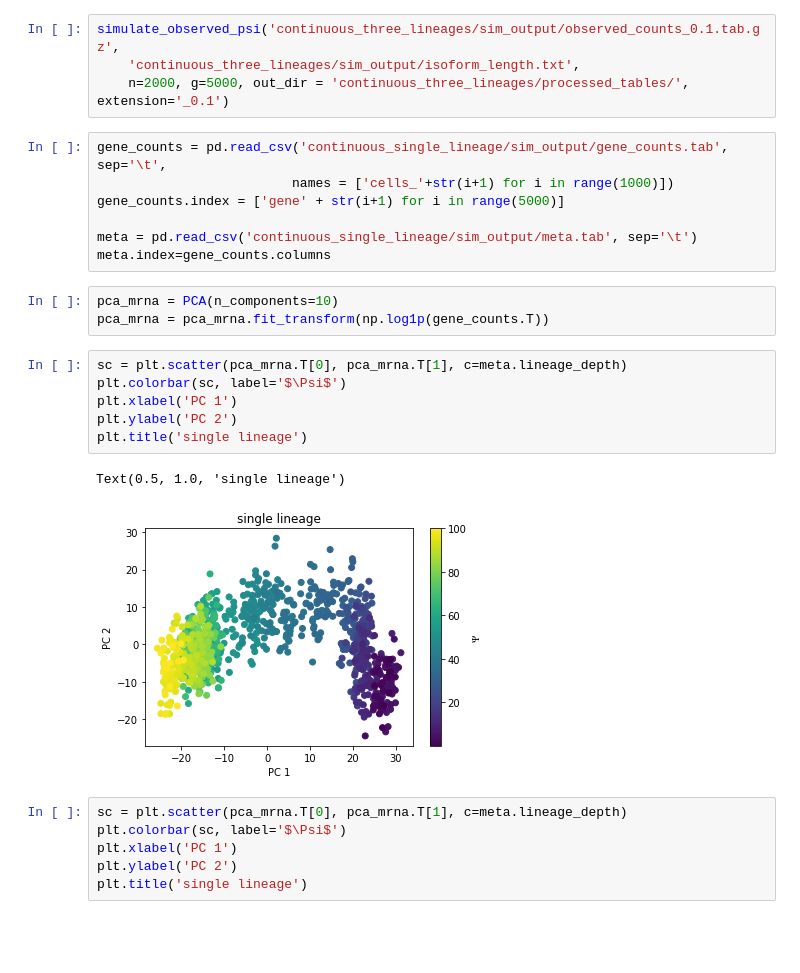
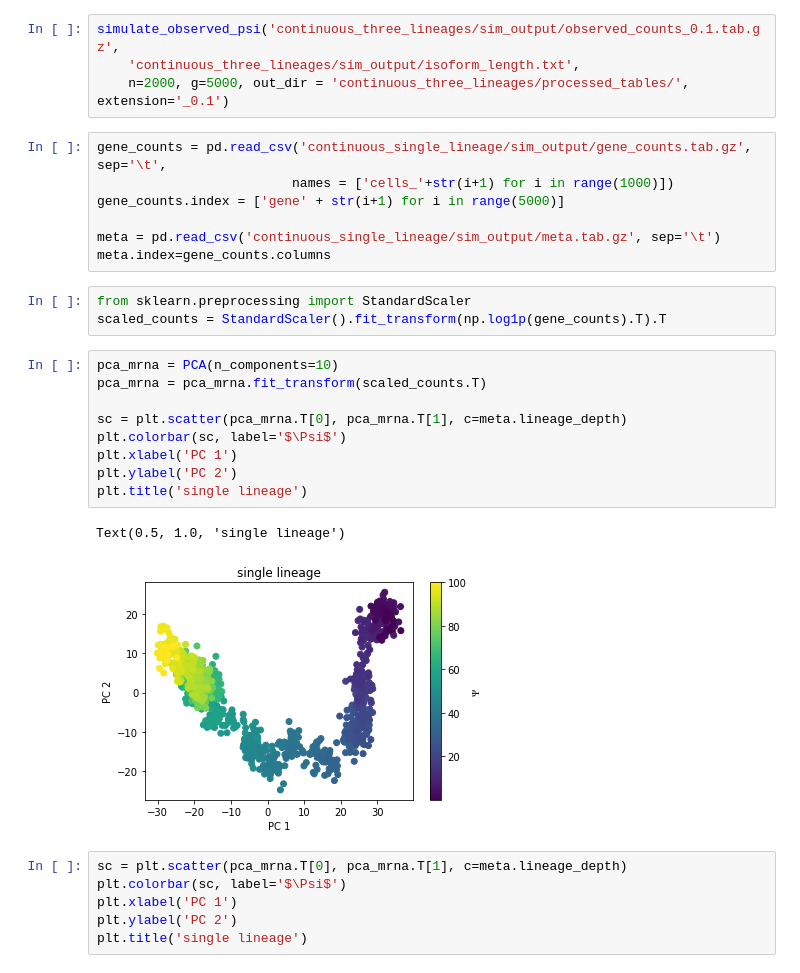
Before and after one commit to lareaulab/analysis_psix, a Jupyter notebook: simulations/process_symsim_output.ipynb, the cells around one changed output. Saved outputs shown, nothing was run; the diff lists cells and outputs as text; blank space fills up the shorter version.

```diff
--- a/simulations/process_symsim_output.ipynb
+++ b/simulations/process_symsim_output.ipynb
@@ -161,24 +161,27 @@ simulate_observed_psi('continuous_three_lineages/sim_output/observed_counts_0.1.
     'continuous_three_lineages/sim_output/isoform_length.txt',
     n=2000, g=5000, out_dir = 'continuous_three_lineages/processed_tables/', extension='_0.1')
 # %%
-gene_counts = pd.read_csv('continuous_single_lineage/sim_output/gene_counts.tab', sep='\t',
+gene_counts = pd.read_csv('continuous_single_lineage/sim_output/gene_counts.tab.gz', sep='\t',
                          names = ['cells_'+str(i+1) for i in range(1000)])
 gene_counts.index = ['gene' + str(i+1) for i in range(5000)]
 
-meta = pd.read_csv('continuous_single_lineage/sim_output/meta.tab', sep='\t')
+meta = pd.read_csv('continuous_single_lineage/sim_output/meta.tab.gz', sep='\t')
 meta.index=gene_counts.columns
-# %%
-pca_mrna = PCA(n_components=10)
-pca_mrna = pca_mrna.fit_transform(np.log1p(gene_counts.T))
+# %%
+from sklearn.preprocessing import StandardScaler
+scaled_counts = StandardScaler().fit_transform(np.log1p(gene_counts).T).T
 # %%
+pca_mrna = PCA(n_components=10)
+pca_mrna = pca_mrna.fit_transform(scaled_counts.T)
+
 sc = plt.scatter(pca_mrna.T[0], pca_mrna.T[1], c=meta.lineage_depth)
 plt.colorbar(sc, label='$\Psi$')
 plt.xlabel('PC 1')
 plt.ylabel('PC 2')
 plt.title('single lineage')
 # %% [output]
 Text(0.5, 1.0, 'single lineage')
-[figure, old version]
+[figure, new version]
 # %%
 sc = plt.scatter(pca_mrna.T[0], pca_mrna.T[1], c=meta.lineage_depth)
 plt.colorbar(sc, label='$\Psi$')
```
Also changed, not shown: parts of 6 cells of this notebook, 35 other files.
